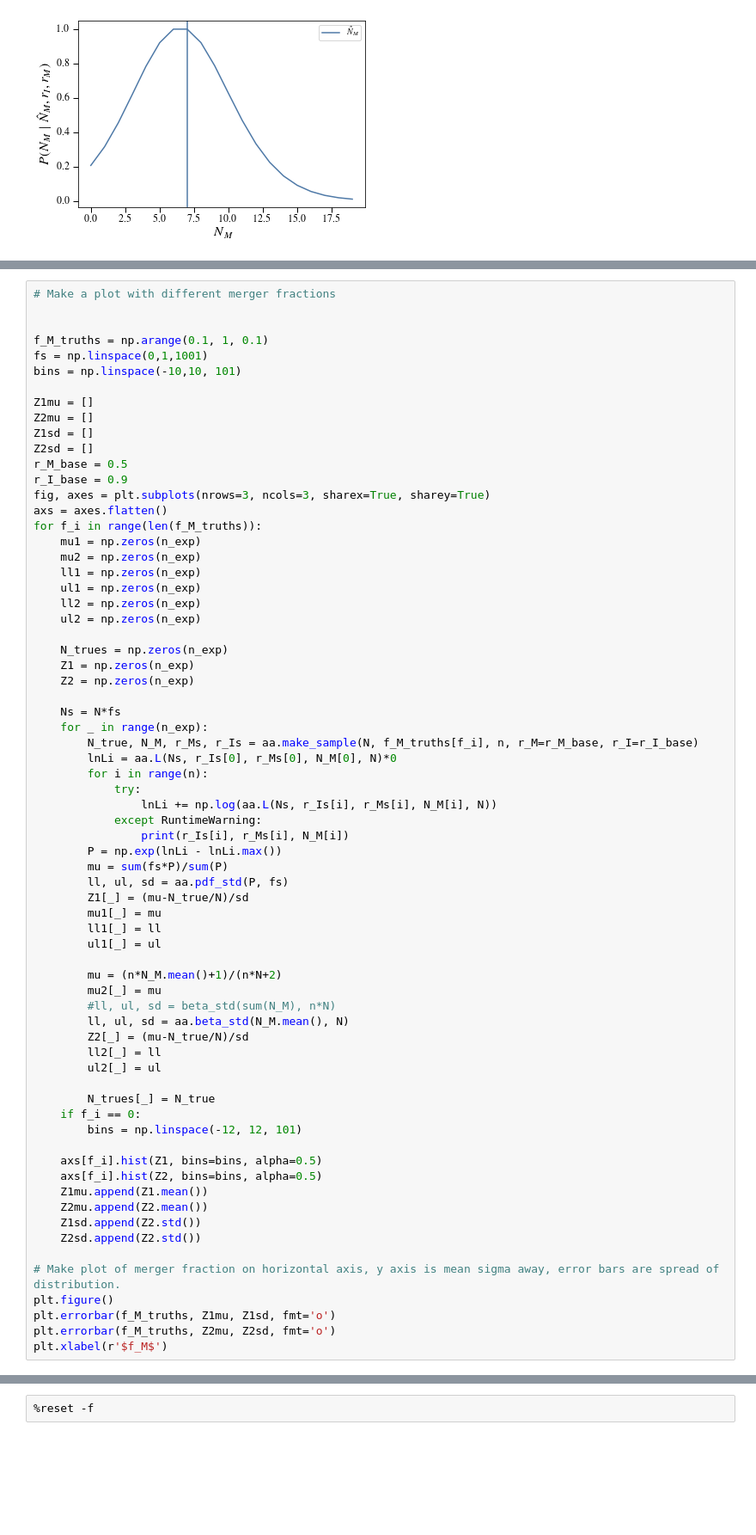
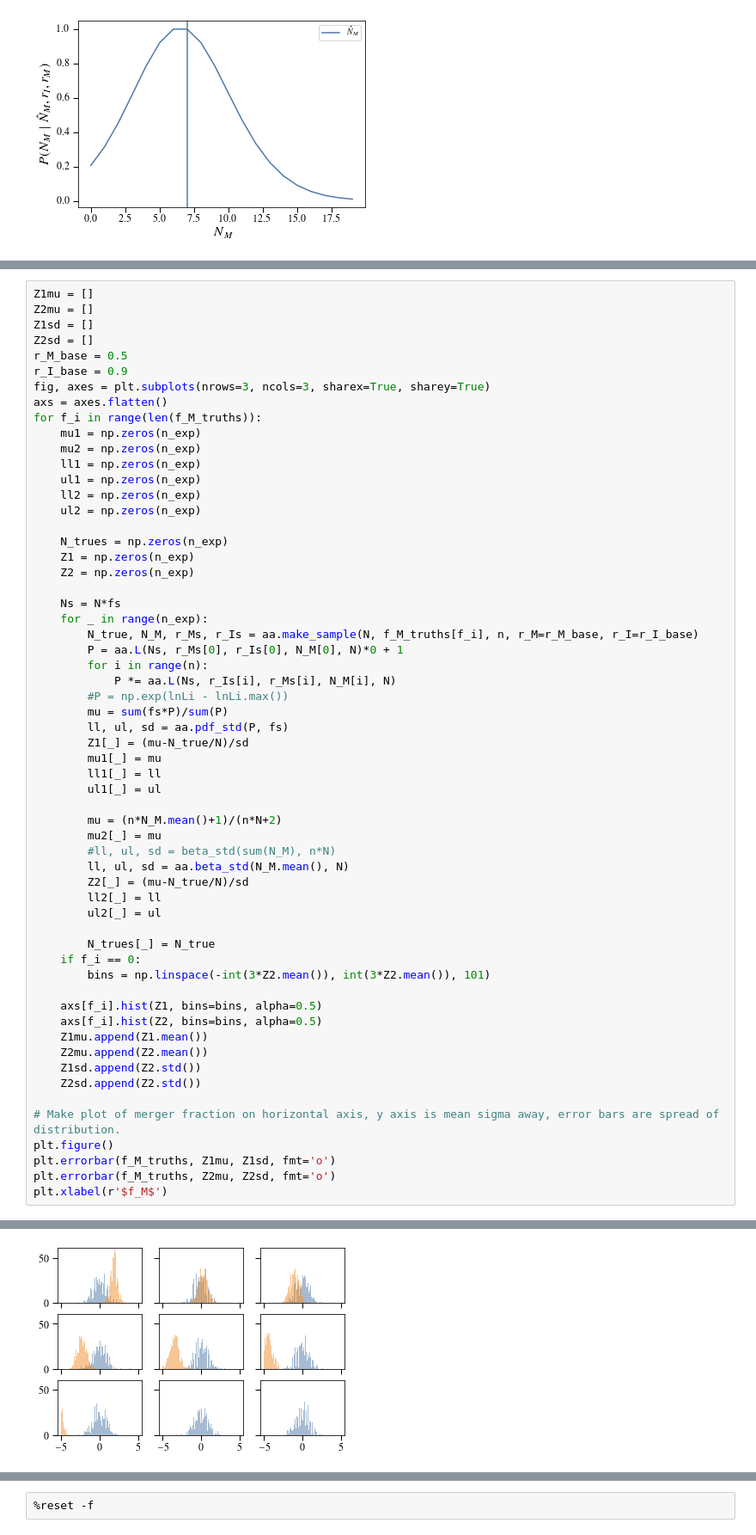
Before and after one commit to dncnwtts/merger_classification, a Jupyter notebook: accuracy_analysis.ipynb, the cells around one changed output, grey strips where cells are left out. Shown at 86% size. Cells and saved outputs as stored; diff of their text form; blank space fills up the shorter version.

```diff
--- a/accuracy_analysis.ipynb
+++ b/accuracy_analysis.ipynb
@@ -531,11 +535,4 @@ plt.xlabel(r'$f_M$')
 # %%
-# Make a plot with different merger fractions
-
-
-f_M_truths = np.arange(0.1, 1, 0.1)
-fs = np.linspace(0,1,1001)
-bins = np.linspace(-10,10, 101)
-
 Z1mu = []
 Z2mu = []
 Z1sd = []
@@ -559,13 +556,10 @@ for f_i in range(len(f_M_truths)):
     Ns = N*fs
     for _ in range(n_exp):
         N_true, N_M, r_Ms, r_Is = aa.make_sample(N, f_M_truths[f_i], n, r_M=r_M_base, r_I=r_I_base)
-        lnLi = aa.L(Ns, r_Is[0], r_Ms[0], N_M[0], N)*0
+        P = aa.L(Ns, r_Ms[0], r_Is[0], N_M[0], N)*0 + 1
         for i in range(n):
-            try:
-                lnLi += np.log(aa.L(Ns, r_Is[i], r_Ms[i], N_M[i], N))
-            except RuntimeWarning:
-                print(r_Is[i], r_Ms[i], N_M[i])
-        P = np.exp(lnLi - lnLi.max())
+            P *= aa.L(Ns, r_Is[i], r_Ms[i], N_M[i], N)
+        #P = np.exp(lnLi - lnLi.max())
         mu = sum(fs*P)/sum(P)
         ll, ul, sd = aa.pdf_std(P, fs)
         Z1[_] = (mu-N_true/N)/sd
@@ -583,7 +577,7 @@ for f_i in range(len(f_M_truths)):
 
         N_trues[_] = N_true
     if f_i == 0:
-        bins = np.linspace(-12, 12, 101)
+        bins = np.linspace(-int(3*Z2.mean()), int(3*Z2.mean()), 101)
 
     axs[f_i].hist(Z1, bins=bins, alpha=0.5)
     axs[f_i].hist(Z2, bins=bins, alpha=0.5)
@@ -597,3 +591,4 @@ plt.figure()
 plt.errorbar(f_M_truths, Z1mu, Z1sd, fmt='o')
 plt.errorbar(f_M_truths, Z2mu, Z2sd, fmt='o')
 plt.xlabel(r'$f_M$')
+# %% [output]
@@ -599,0 +596 @@ plt.xlabel(r'$f_M$')
+[figure, added]
```
Also changed, not shown: parts of 8 cells of this notebook.
